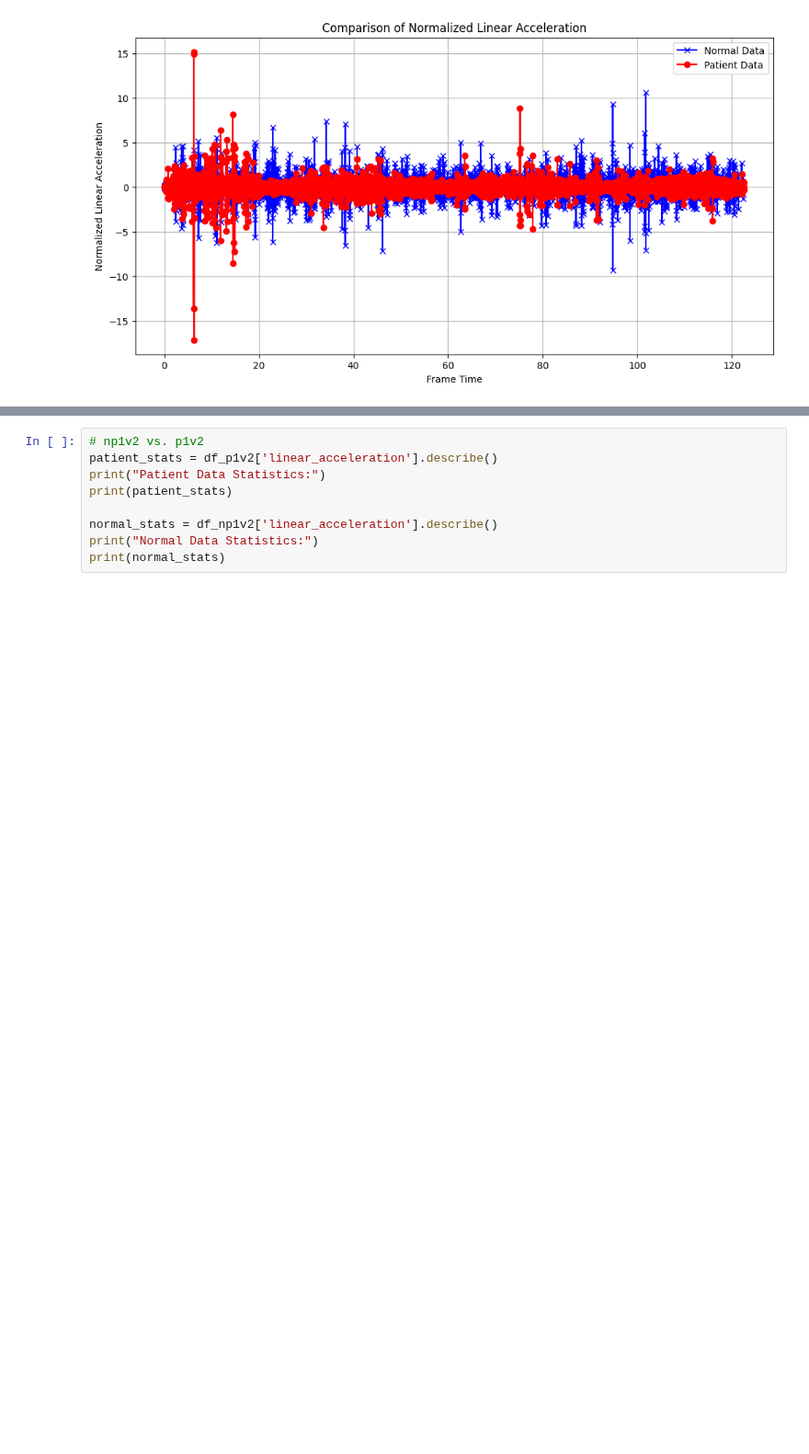
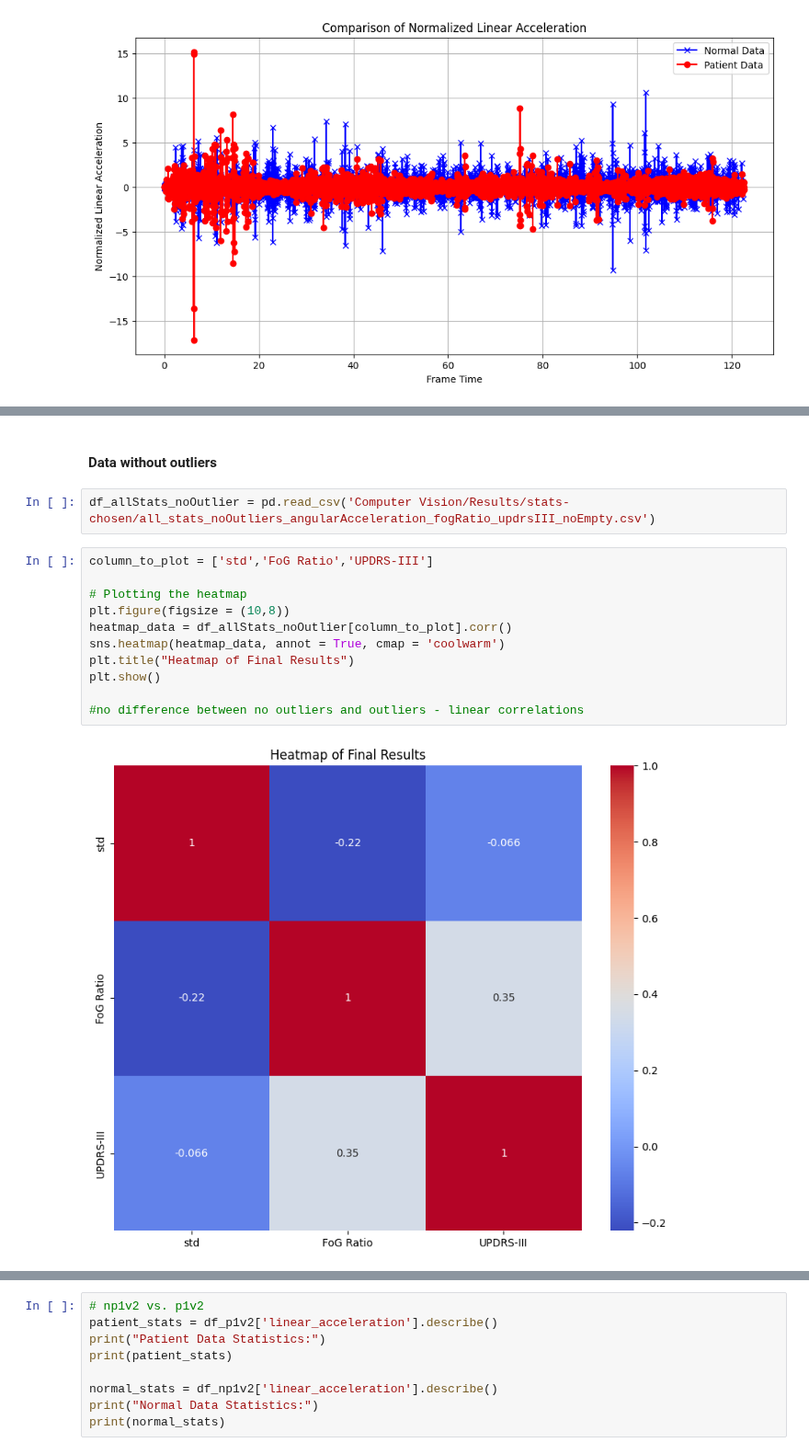
Before and after one commit to Victor-lyhan/Parkinson-Diagnosis, a Jupyter notebook: Computer Vision/Data_Analysis.ipynb, the cells around one changed output, grey strips where cells are left out. Shown at 92% size. Saved outputs shown, nothing was run; the diff lists cells and outputs as text; blank space fills up the shorter version.

```diff
--- a/Computer Vision/graph_data.ipynb
+++ b/Computer Vision/Data_Analysis.ipynb
@@ -169,0 +197,17 @@ plt.show()
+# %% [markdown]
+#### Data without outliers
+# %%
+df_allStats_noOutlier = pd.read_csv('Computer Vision/Results/stats-chosen/all_stats_noOutliers_angularAcceleration_fogRatio_updrsIII_noEmpty.csv')
+# %%
+column_to_plot = ['std','FoG Ratio','UPDRS-III']
+
+# Plotting the heatmap
+plt.figure(figsize = (10,8))
+heatmap_data = df_allStats_noOutlier[column_to_plot].corr()
+sns.heatmap(heatmap_data, annot = True, cmap = 'coolwarm')
+plt.title("Heatmap of Final Results")
+plt.show()
+
+#no difference between no outliers and outliers - linear correlations
+# %% [output]
+[figure, added]
```
Also changed, not shown: parts of 30 cells of this notebook, 18 other files.
